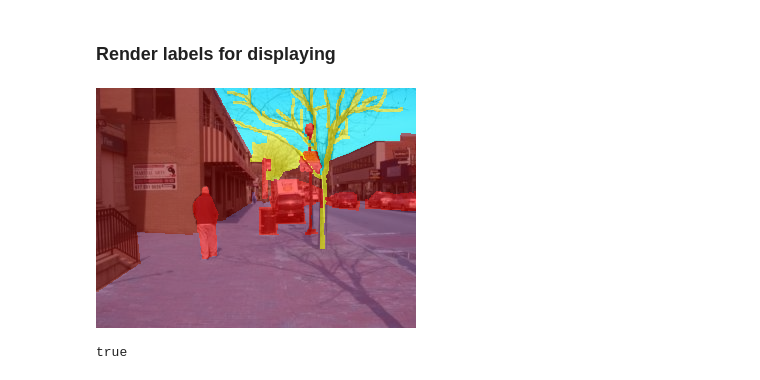
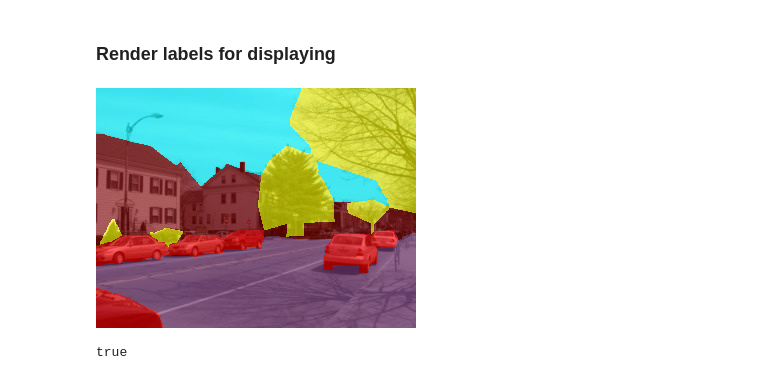
Before and after one commit to shrubb/integral-layer, a Jupyter notebook: Segmentation.ipynb, the cells around one changed output. Saved outputs shown, nothing was run; the diff lists cells and outputs as text; code cells hidden in the pictures.

```diff
--- a/Segmentation.ipynb
+++ b/Segmentation.ipynb
@@ -6,7 +6,8 @@ torch.setdefaulttensortype('torch.FloatTensor')
 require 'paths'
 require 'image'
 
-relative = '/home/shrubb/Documents/BKP/Datasets/StanfordBkgd/'
+-- relative = '/home/shrubb/Documents/BKP/Datasets/StanfordBkgd/'
+relative = '../Datasets/StanfordBkgd/'
 labels = torch.load(relative .. 'labels_th.t7'):add(1):byte()
 images = torch.FloatTensor(labels:size(1), 3, 240, 320)
 
@@ -25,7 +26,13 @@ for id, file in ipairs(filenames) do
     images[id]:copy(image.load(relative .. 'images_resized/' .. file))
 end
 
-labels:apply(function(x) return x == 0 and 2 or x end)
+-- labels:apply(function(x) return x == 0 and 2 or x end)
+
+mean = images:mean()
+std = images:std()
+
+images:add(-mean)
+images:div(std)
 
 collectgarbage()
 # %% [markdown]
@@ -57,7 +64,10 @@ function renderLabels(labels, img)
     end
 
     if img then
-        local labelsBlendCoeff = 0.82
+        local labelsBlendCoeff = 0.62
+        img = img:clone()
+        img:add(-img:min())
+        img:div(img:max())
         retval:mul(labelsBlendCoeff)
         retval:add(img * (1 - labelsBlendCoeff))
     end
@@ -66,7 +76,7 @@ function renderLabels(labels, img)
 end
 # %%
 -- example blending
-local k = 17
+local k = 55
 itorch.image(renderLabels(labels[k], images[k]))
 # %% [output]
-[figure, old version]
+[figure, new version]
```
Also changed, not shown: parts of 19 cells of this notebook, 8 other files.
